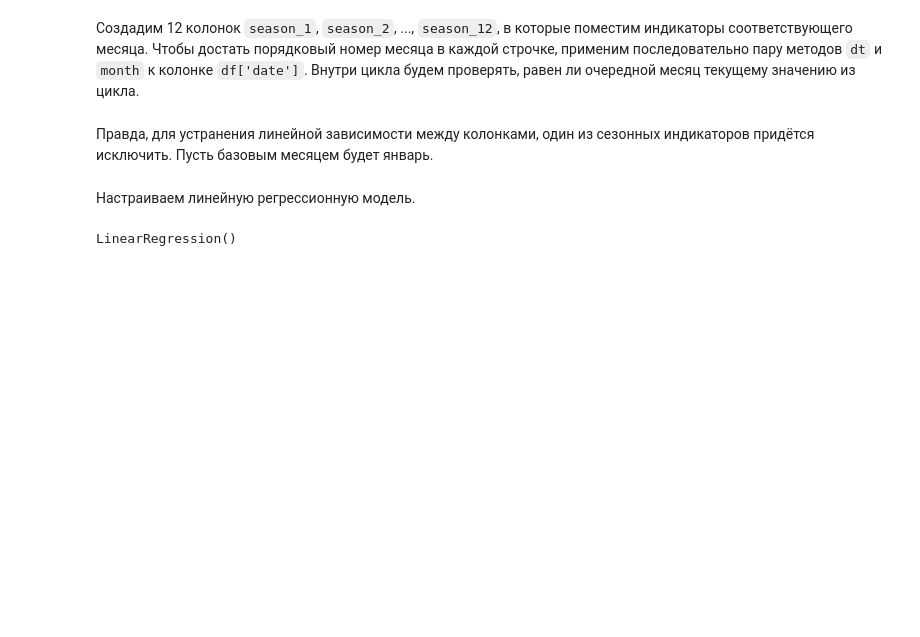
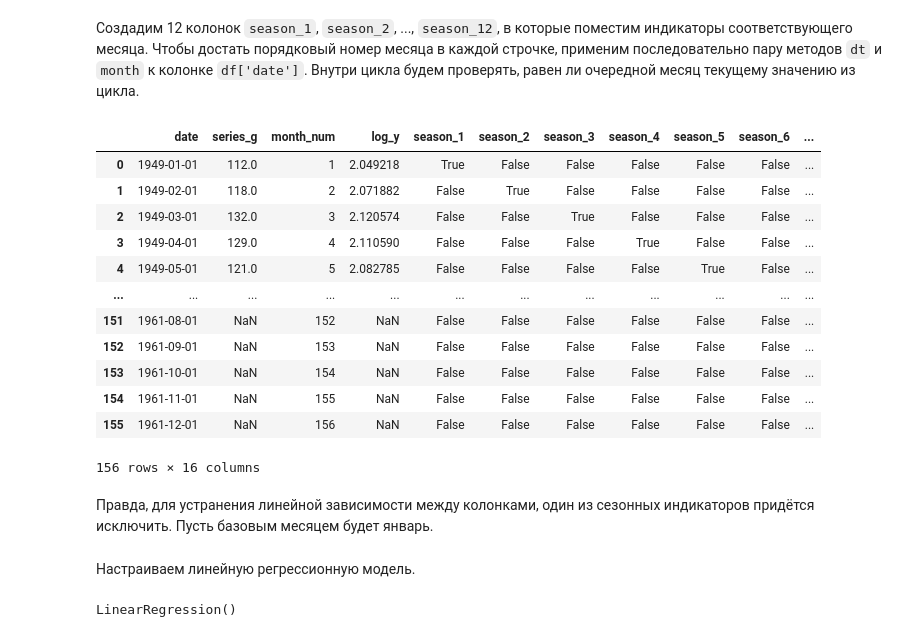
Before and after one commit to GrishinVse/ML, a Jupyter notebook: Гришин_ПИ19-2_Seminar_2_3_2022_linear_regression.ipynb, the cells around one changed output. Cells and saved outputs as stored; diff of their text form; code cells hidden in the pictures; blank space fills up the shorter version.

```diff
--- a/Гришин_ПИ19-2_Seminar_2_3_2022_linear_regression.ipynb
+++ b/Гришин_ПИ19-2_Seminar_2_3_2022_linear_regression.ipynb
@@ -427,6 +475,22 @@ df['log_y'] = np.log10(df['series_g'])
 # %%
 for x in range(1, 13):
     df['season_' + str(x)] = df['date'].dt.month == x
+# %%
+df
+# %% [output]
+|  | date | series_g | month_num | log_y | season_1 | season_2 | season_3 | season_4 | season_5 | season_6 | ... |
+| 0 | 1949-01-01 | 112.0 | 1 | 2.049218 | True | False | False | False | False | False | ... |
+| 1 | 1949-02-01 | 118.0 | 2 | 2.071882 | False | True | False | False | False | False | ... |
+| 2 | 1949-03-01 | 132.0 | 3 | 2.120574 | False | False | True | False | False | False | ... |
+| 3 | 1949-04-01 | 129.0 | 4 | 2.110590 | False | False | False | True | False | False | ... |
+| 4 | 1949-05-01 | 121.0 | 5 | 2.082785 | False | False | False | False | True | False | ... |
+| ... | ... | ... | ... | ... | ... | ... | ... | ... | ... | ... | ... |
+| 151 | 1961-08-01 | NaN | 152 | NaN | False | False | False | False | False | False | ... |
+| 152 | 1961-09-01 | NaN | 153 | NaN | False | False | False | False | False | False | ... |
+| 153 | 1961-10-01 | NaN | 154 | NaN | False | False | False | False | False | False | ... |
+| 154 | 1961-11-01 | NaN | 155 | NaN | False | False | False | False | False | False | ... |
+| 155 | 1961-12-01 | NaN | 156 | NaN | False | False | False | False | False | False | ... |
+156 rows × 16 columns
 # %% [markdown]
 Правда, для устранения линейной зависимости между колонками, один из сезонных индикаторов придётся исключить. Пусть базовым месяцем будет январь.
 # %%
```
Also changed, not shown: parts of 9 cells of this notebook.
